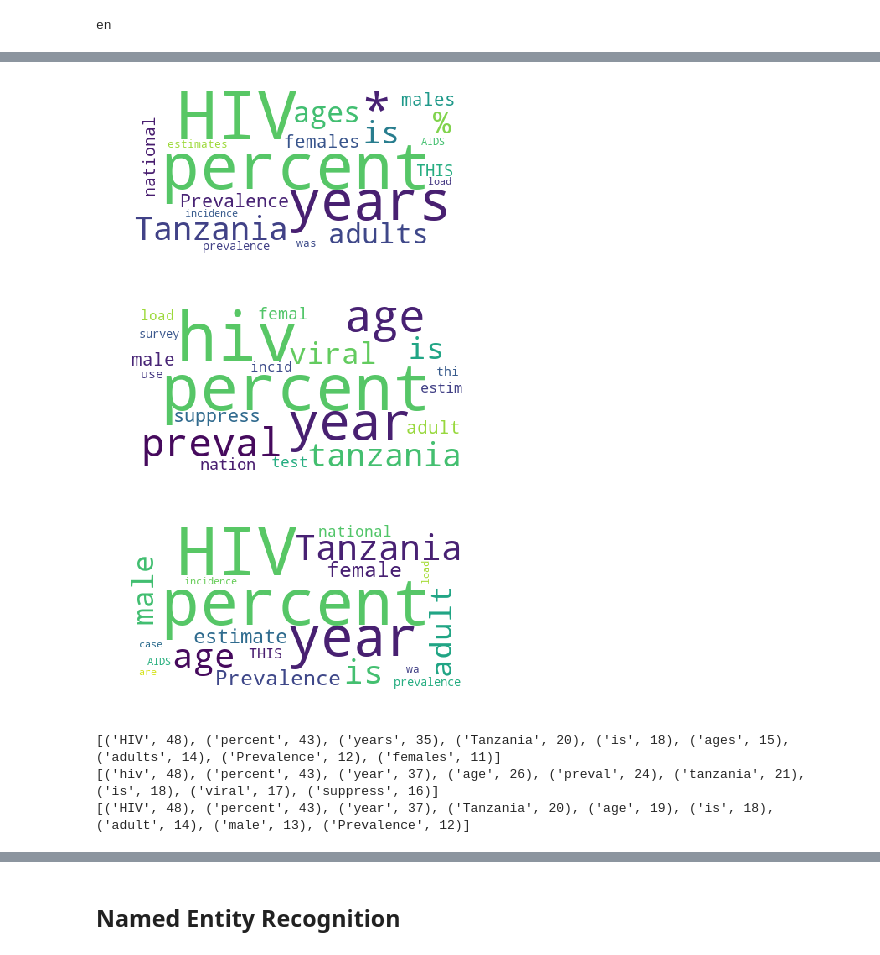
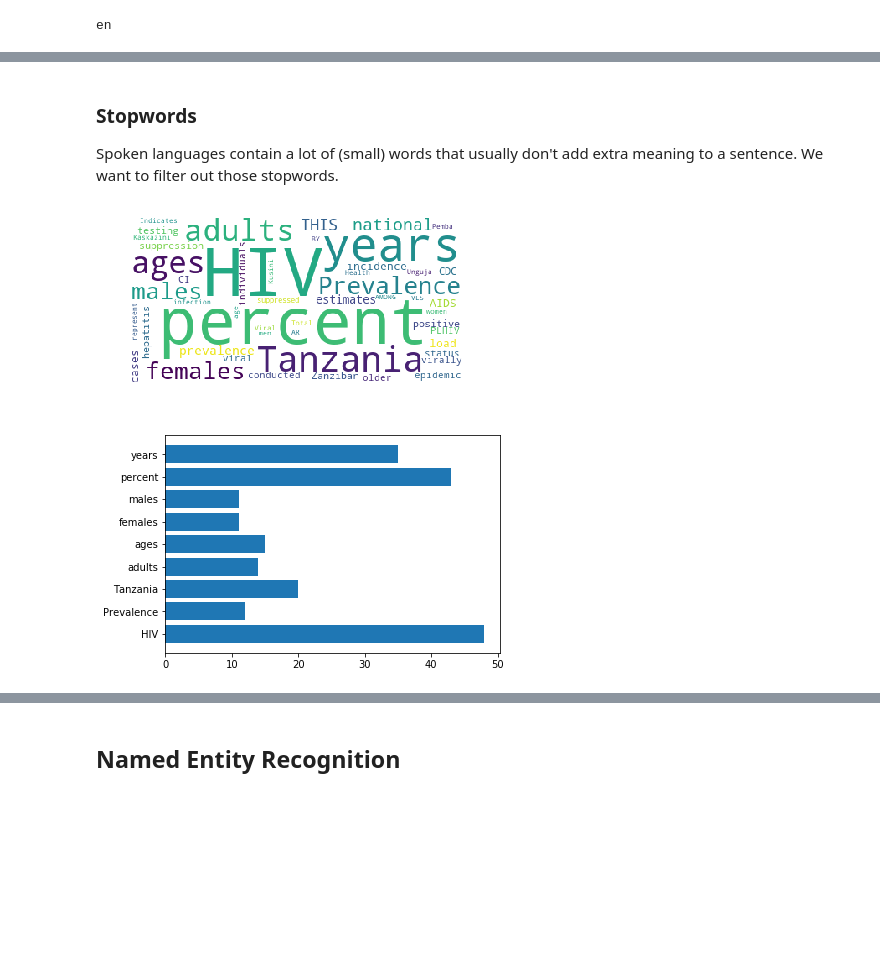
Before and after one commit to rouxrei/disummit2018, a Jupyter notebook: jupyter notebook/DISummit 2018.ipynb, the cells around one changed output, grey strips where cells are left out. Cells and saved outputs as stored; diff of their text form; code cells hidden in the pictures; blank space fills up the shorter version.

```diff
--- a/jupyter notebook/DISummit 2018.ipynb
+++ b/jupyter notebook/DISummit 2018.ipynb
@@ -204,60 +258,15 @@ Lets make a wordcloud of the original text, the stemmed tokens and the lemmatize
-# %%
-from collections import Counter
-import matplotlib.pyplot as plt
-from wordcloud import WordCloud, STOPWORDS
-# we want to filter out common (stop)words, like: 'the', 'and', ...
-stopwords = set(STOPWORDS)
-
-# original tokens
-orig_c = Counter([token for (token, tag) in i_tokens])
-wordcloud = WordCloud(
-                          background_color='white',
-                          stopwords=stopwords,
-                          max_words=20,
-                          max_font_size=80,
-                          random_state=42
-                         ).generate_from_frequencies(dict(c))
-plt.figure(1)
-plt.imshow(wordcloud)
-plt.axis('off')
-
-# stemmed tokens
-stemmed_c = Counter(stemmed_tokens)
-stemmed_wordcloud = WordCloud(
-                          background_color='white',
-                          stopwords=stopwords,
-                          max_words=20,
-                          max_font_size=80,
-                          random_state=42
-                         ).generate_from_frequencies(dict(stemmed_c))
-plt.figure(2)
-plt.imshow(stemmed_wordcloud)
-plt.axis('off')
-
-# lemmatized tokens
-lemm_c = Counter(lemmatized_tokens)
-lemmatized_wordcloud = WordCloud(
-                          background_color='white',
-                          stopwords=stopwords,
-                          max_words=20,
-                          max_font_size=80,
-                          random_state=42
-                         ).generate_from_frequencies(dict(lemm_c))
-plt.figure(3)
-plt.imshow(lemmatized_wordcloud)
-plt.axis('off')
-
-# and show them
-plt.show()
-
-# compare with the Counters:
-print(orig_c.most_common(9))
-print(stemmed_c.most_common(9))
-print(lemm_c.most_common(9))
-# %% [output]
-[figure, removed]
-[figure, removed]
-[figure, removed]
-[('HIV', 48), ('percent', 43), ('years', 35), ('Tanzania', 20), ('is', 18), ('ages', 15), ('adults', 14), ('Prevalence', 12), ('females', 11)]
-[('hiv', 48), ('percent', 43), ('year', 37), ('age', 26), ('preval', 24), ('tanzania', 21), ('is', 18), ('viral', 17), ('suppress', 16)]
-[('HIV', 48), ('percent', 43), ('year', 37), ('Tanzania', 20), ('age', 19), ('is', 18), ('adult', 14), ('male', 13), ('Prevalence', 12)]
+# %% [markdown]
+### Stopwords
+Spoken languages contain a lot of (small) words that usually don't add extra meaning to a sentence.
+We want to filter out those stopwords.
+# %%
+from nltk.corpus import stopwords
+# filter out the english stopwords
+stopwords = stopwords.words('english')
+tokens = [(token, tag) for (token,tag) in tokens if token not in stopwords]
+
+# extract the 'token-values' from the filtered tokens
+gen_wc_barh([token for (token, tag) in tokens])
+# %% [output]
+[figure, added]
+[figure, added]
```
Also changed, not shown: parts of 25 cells of this notebook, 2 other files.
